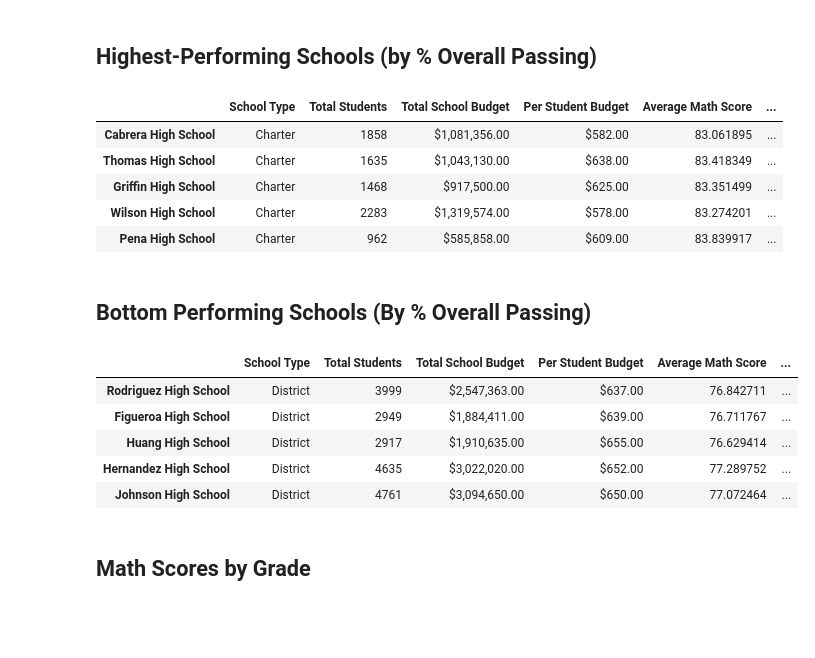
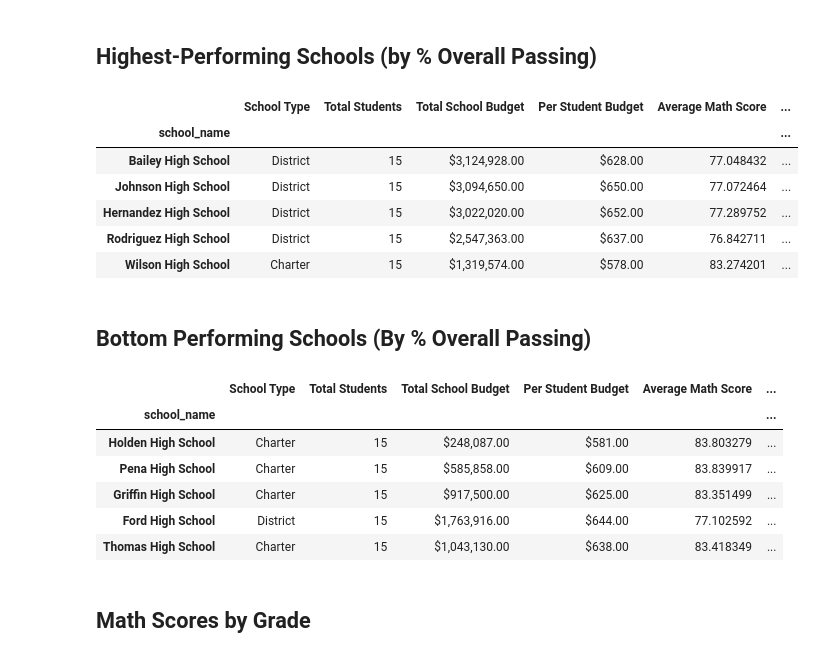
Before and after one commit to Achempim/Pandas-Challenge, a Jupyter notebook: PyCitySchools/PyCitySchools_starter.ipynb, the cells around one changed output. Cells and saved outputs as stored; diff of their text form; code cells hidden in the pictures; blank space fills up the shorter version.

```diff
--- a/PyCitySchools/PyCitySchools_starter.ipynb
+++ b/PyCitySchools/PyCitySchools_starter.ipynb
@@ -145,4 +249,10 @@ school_students_passing_math =
 # %%
 # Calculate the number of students per school with reading scores of 70 or higher from school_data_complete
-students_passing_reading =
-school_students_passing_reading =
+# Filter students with math scores of 70 or higher
+students_passing_reading = school_data_complete[school_data_complete["reading_score"] >= 70]
+
+# Calculate the number of students per school with math scores of 70 or higher
+school_students_passing_reading = students_passing_reading.groupby("school_name")["Student ID"].count()
+
+# Display the results
+school_students_passing_reading.head()
@@ -155,5 +292,10 @@ school_students_passing_math_and_reading = students_passing_math_and_reading.gro
 # %%
 # Use the provided code to calculate the passing rates
-per_school_passing_math = school_students_passing_math / per_school_counts * 100
-per_school_passing_reading = school_students_passing_reading / per_school_counts * 100
-overall_passing_rate = school_students_passing_math_and_reading / per_school_counts * 100
+# Calculate the passing rates for each school
+per_school_passing_math = (school_students_passing_math / per_school_counts) * 100
+per_school_passing_reading = (school_students_passing_reading / per_school_counts) * 100
+overall_passing_rate = (school_students_passing_math_and_reading / per_school_counts) * 100
+
+# Display the results
+per_school_passing_math.head(), per_school_passing_reading.head(), overall_passing_rate.head()
+per_school_passing_math,        per_school_passing_reading,        overall_passing_rate
@@ -160,12 +320,22 @@ overall_passing_rate = school_students_passing_math_and_reading / per_school_cou
 # %%
 # Create a DataFrame called `per_school_summary` with columns for the calculations above.
-per_school_summary =
+per_school_summary = pd.DataFrame({
+    "School Type": school_data.set_index("school_name")["type"],
+    "Total Students": per_school_counts,
+    "Total School Budget": per_school_budget,
+    "Per Student Budget": per_school_capita,
+    "Average Math Score": per_school_math,
+    "Average Reading Score": per_school_reading,
+    "% Passing Math": per_school_passing_math,
+    "% Passing Reading": per_school_passing_reading,
+    "% Overall Passing": overall_passing_rate
+})
 
-# Formatting
+# Formatting the budget columns to show as currency
 per_school_summary["Total School Budget"] = per_school_summary["Total School Budget"].map("${:,.2f}".format)
 per_school_summary["Per Student Budget"] = per_school_summary["Per Student Budget"].map("${:,.2f}".format)
 
 # Display the DataFrame
-per_school_summary
+per_school_summary.head()
 # %% [output]
 |  | School Type | Total Students | Total School Budget | Per Student Budget | Average Math Score | ... |
@@ -187,29 +348,35 @@ per_school_summary
 # %% [markdown]
 ## Highest-Performing Schools (by % Overall Passing)
 # %%
-# Sort the schools by `% Overall Passing` in descending order and display the top 5 rows.
-top_schools =
+# Sort the schools by `% Overall Passing` in descending order
+top_schools = per_school_summary.sort_values(by="% Overall Passing", ascending=False)
+
+# Display the top 5 rows
 top_schools.head(5)
 # %% [output]
 |  | School Type | Total Students | Total School Budget | Per Student Budget | Average Math Score | ... |
-| Cabrera High School | Charter | 1858 | $1,081,356.00 | $582.00 | 83.061895 | ... |
-| Thomas High School | Charter | 1635 | $1,043,130.00 | $638.00 | 83.418349 | ... |
-| Griffin High School | Charter | 1468 | $917,500.00 | $625.00 | 83.351499 | ... |
-| Wilson High School | Charter | 2283 | $1,319,574.00 | $578.00 | 83.274201 | ... |
-| Pena High School | Charter | 962 | $585,858.00 | $609.00 | 83.839917 | ... |
+| school_name |  |  |  |  |  | ... |
+| Bailey High School | District | 15 | $3,124,928.00 | $628.00 | 77.048432 | ... |
+| Johnson High School | District | 15 | $3,094,650.00 | $650.00 | 77.072464 | ... |
+| Hernandez High School | District | 15 | $3,022,020.00 | $652.00 | 77.289752 | ... |
+| Rodriguez High School | District | 15 | $2,547,363.00 | $637.00 | 76.842711 | ... |
+| Wilson High School | Charter | 15 | $1,319,574.00 | $578.00 | 83.274201 | ... |
 # %% [markdown]
 ## Bottom Performing Schools (By % Overall Passing)
 # %%
-# Sort the schools by `% Overall Passing` in ascending order and display the top 5 rows.
-bottom_schools =
+# Sort the schools by `% Overall Passing` in ascending order
+bottom_schools = per_school_summary.sort_values(by="% Overall Passing", ascending=True)
+
+# Display the bottom 5 rows
 bottom_schools.head(5)
 # %% [output]
 |  | School Type | Total Students | Total School Budget | Per Student Budget | Average Math Score | ... |
-| Rodriguez High School | District | 3999 | $2,547,363.00 | $637.00 | 76.842711 | ... |
-| Figueroa High School | District | 2949 | $1,884,411.00 | $639.00 | 76.711767 | ... |
-| Huang High School | District | 2917 | $1,910,635.00 | $655.00 | 76.629414 | ... |
-| Hernandez High School | District | 4635 | $3,022,020.00 | $652.00 | 77.289752 | ... |
-| Johnson High School | District | 4761 | $3,094,650.00 | $650.00 | 77.072464 | ... |
+| school_name |  |  |  |  |  | ... |
+| Holden High School | Charter | 15 | $248,087.00 | $581.00 | 83.803279 | ... |
+| Pena High School | Charter | 15 | $585,858.00 | $609.00 | 83.839917 | ... |
+| Griffin High School | Charter | 15 | $917,500.00 | $625.00 | 83.351499 | ... |
+| Ford High School | District | 15 | $1,763,916.00 | $644.00 | 77.102592 | ... |
+| Thomas High School | Charter | 15 | $1,043,130.00 | $638.00 | 83.418349 | ... |
 # %% [markdown]
 ## Math Scores by Grade
 # %%
```
Also changed, not shown: parts of 41 cells of this notebook, 2 other files.
